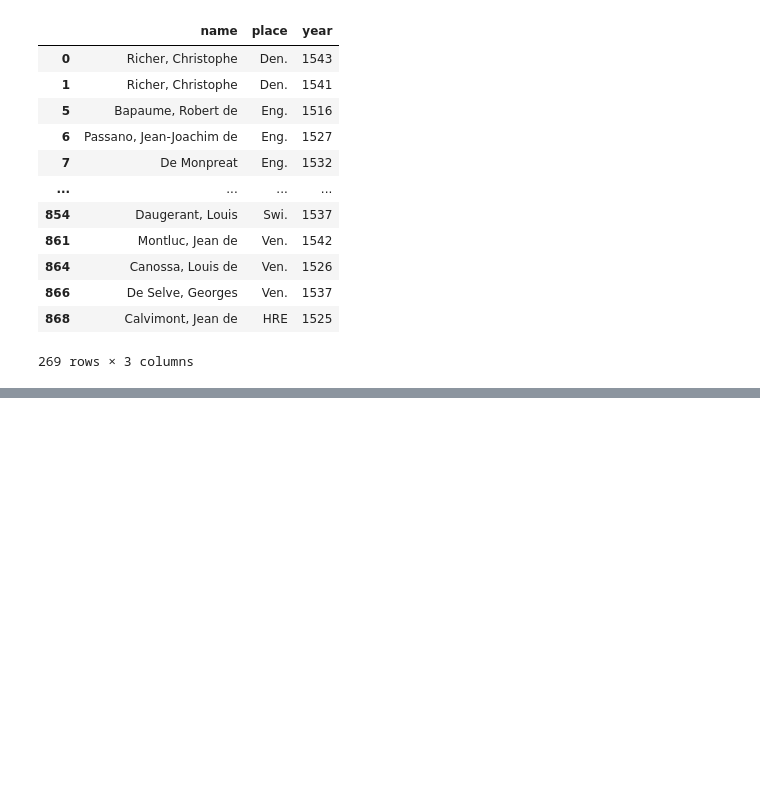
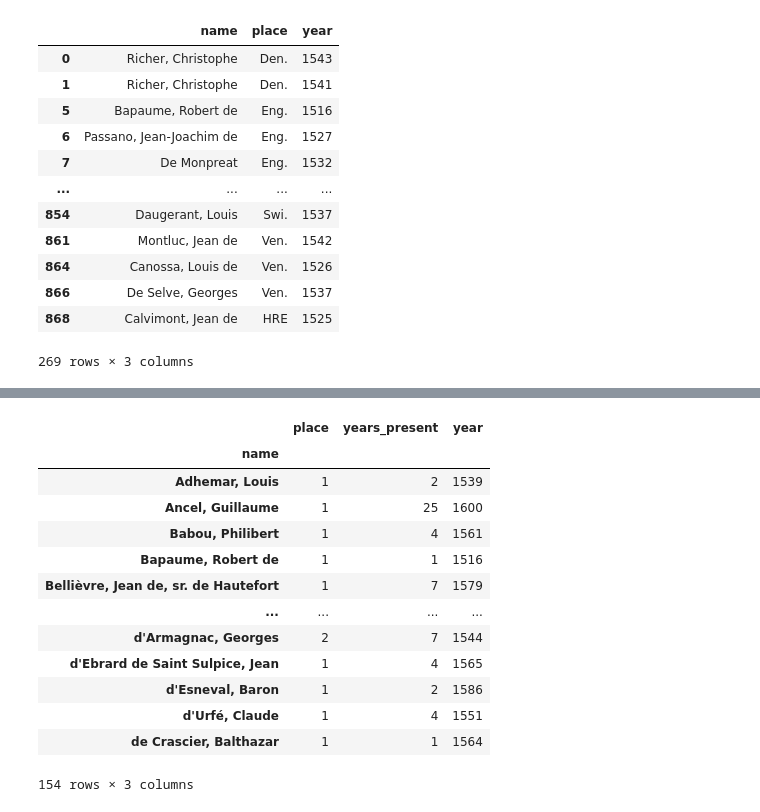
Before and after one commit to Queens-CDA250-Python/python-classwork-f2026, a Jupyter notebook: notebooks/w6.1-df-adv.ipynb, the cells around one changed output, grey strips where cells are left out. Drawn from its saved outputs; the diff is of its cells as text; code cells hidden in the pictures; blank space fills up the shorter version.

```diff
--- a/notebooks/w6.1-df-adv.ipynb
+++ b/notebooks/w6.1-df-adv.ipynb
@@ -140,0 +172,23 @@ df.loc[~((df["place"] == "Netherlands") | (df["place"] == "England")) & (df["yea
+# %%
+df_g = df.groupby(["name"]).agg({
+    "place": "nunique",
+    "years_present": "count",
+    "year": "min",
+    "year": "max",
+})
+df_g
+# %% [output]
+|  | place | years_present | year |
+| name |  |  |  |
+| Adhemar, Louis | 1 | 2 | 1539 |
+| Ancel, Guillaume | 1 | 25 | 1600 |
+| Babou, Philibert | 1 | 4 | 1561 |
+| Bapaume, Robert de | 1 | 1 | 1516 |
+| Bellièvre, Jean de, sr. de Hautefort | 1 | 7 | 1579 |
+| ... | ... | ... | ... |
+| d'Armagnac, Georges | 2 | 7 | 1544 |
+| d'Ebrard de Saint Sulpice, Jean | 1 | 4 | 1565 |
+| d'Esneval, Baron | 1 | 2 | 1586 |
+| d'Urfé, Claude | 1 | 4 | 1551 |
+| de Crascier, Balthazar | 1 | 1 | 1564 |
+154 rows × 3 columns
```
Also changed, not shown: parts of 5 cells of this notebook.
